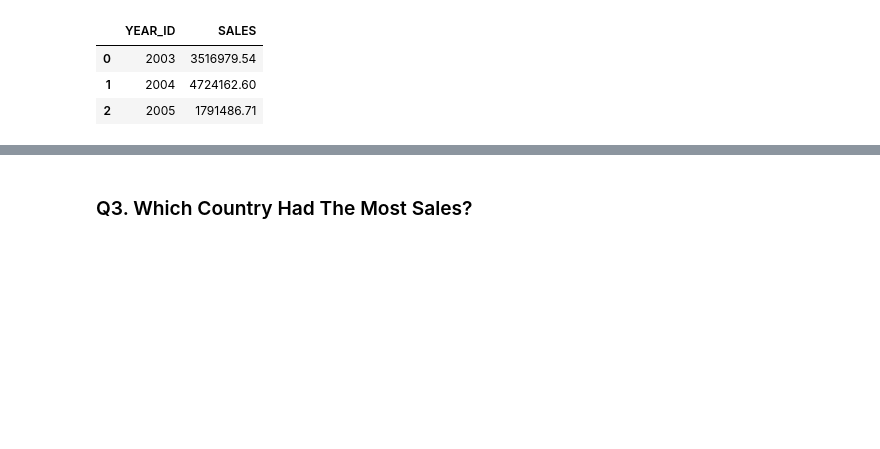
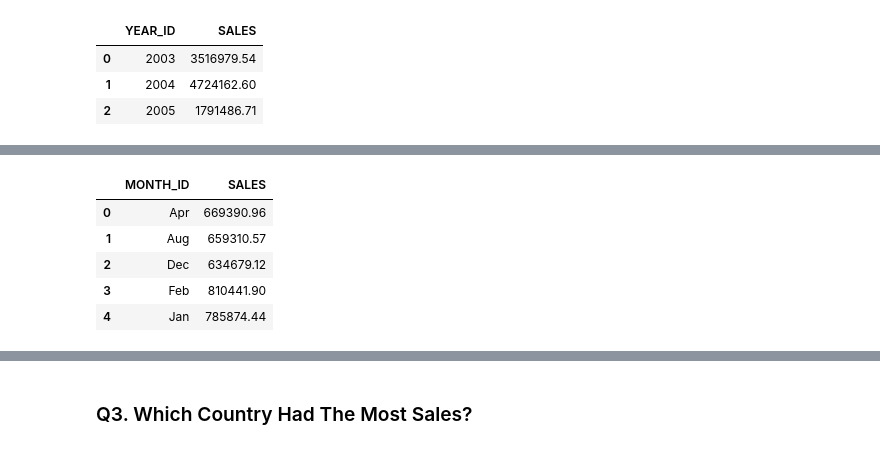
Before and after one commit to Dexsholex/EDA-on-Sales-Data, a Jupyter notebook: Exploratory Data Analysis on Sales Data.ipynb, the cells around one changed output, grey strips where cells are left out. Saved outputs shown, nothing was run; the diff lists cells and outputs as text; code cells hidden in the pictures; blank space fills up the shorter version.

```diff
--- a/Exploratory Data Analysis on Sales Data.ipynb
+++ b/Exploratory Data Analysis on Sales Data.ipynb
@@ -146,0 +191,10 @@ plt.show();
+# %%
+df2 = df.groupby('MONTH_ID')['SALES'].sum().reset_index()
+df2.head()
+# %% [output]
+|  | MONTH_ID | SALES |
+| 0 | Apr | 669390.96 |
+| 1 | Aug | 659310.57 |
+| 2 | Dec | 634679.12 |
+| 3 | Feb | 810441.90 |
+| 4 | Jan | 785874.44 |
```
Also changed, not shown: parts of 8 cells of this notebook.
